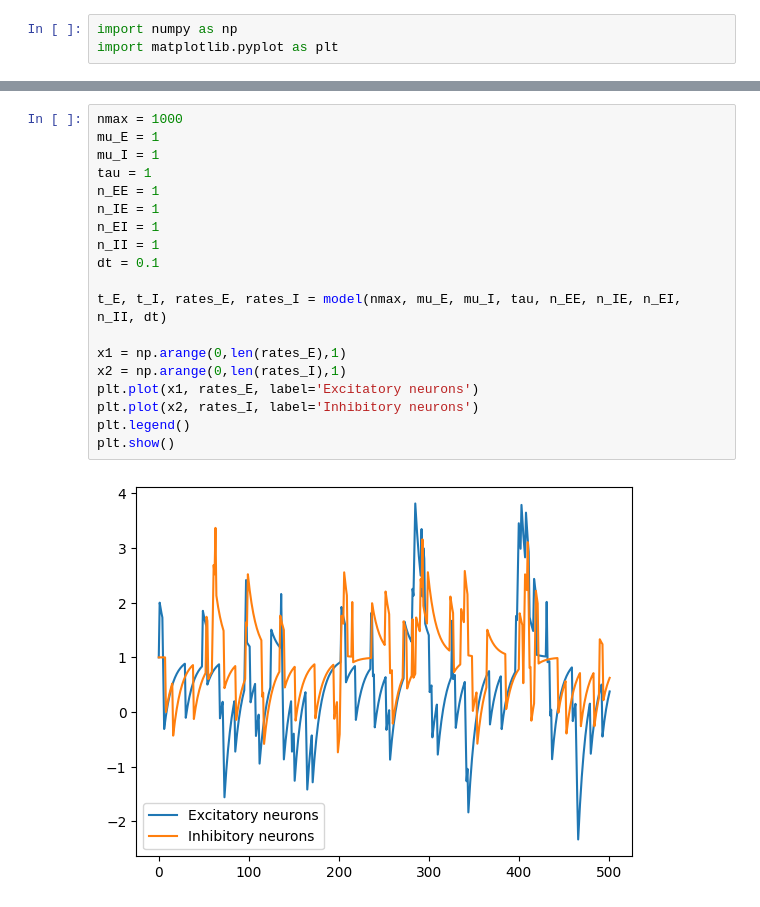
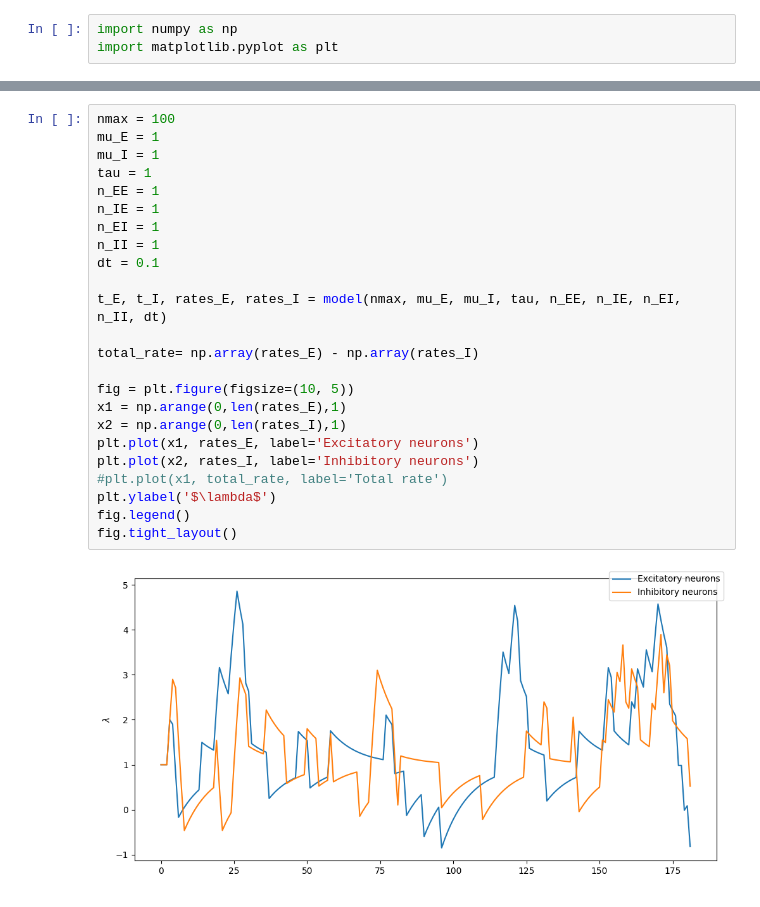
Before and after one commit to RivasAntonio/TFM, a Jupyter notebook: Códigos/Hawkes/modelo.ipynb, the cells around one changed output, grey strips where cells are left out. Drawn from its saved outputs; the diff is of its cells as text.

```diff
--- a/Códigos/Hawkes/modelo.ipynb
+++ b/Códigos/Hawkes/modelo.ipynb
@@ -71,23 +74,28 @@ def model(n_max, mu_E, mu_I, tau, n_EE, n_IE, n_EI, n_II, dt):
         n = n_E + n_I
     return t_events_E, t_events_I, rates_E, rates_I
 # %%
-nmax = 1000
+nmax = 100
 mu_E = 1
 mu_I = 1
 tau = 1
 n_EE = 1
 n_IE = 1
 n_EI = 1
 n_II = 1
 dt = 0.1
 
 t_E, t_I, rates_E, rates_I = model(nmax, mu_E, mu_I, tau, n_EE, n_IE, n_EI, n_II, dt)
 
+total_rate= np.array(rates_E) - np.array(rates_I)
+
+fig = plt.figure(figsize=(10, 5))
 x1 = np.arange(0,len(rates_E),1)
 x2 = np.arange(0,len(rates_I),1)
 plt.plot(x1, rates_E, label='Excitatory neurons')
 plt.plot(x2, rates_I, label='Inhibitory neurons')
-plt.legend()
-plt.show()
+#plt.plot(x1, total_rate, label='Total rate')
+plt.ylabel('$\lambda$')
+fig.legend()
+fig.tight_layout()
 # %% [output]
-[figure, old version]
+[figure, new version]
```
Also changed, not shown: parts of 1 cell of this notebook, 1 other file.
